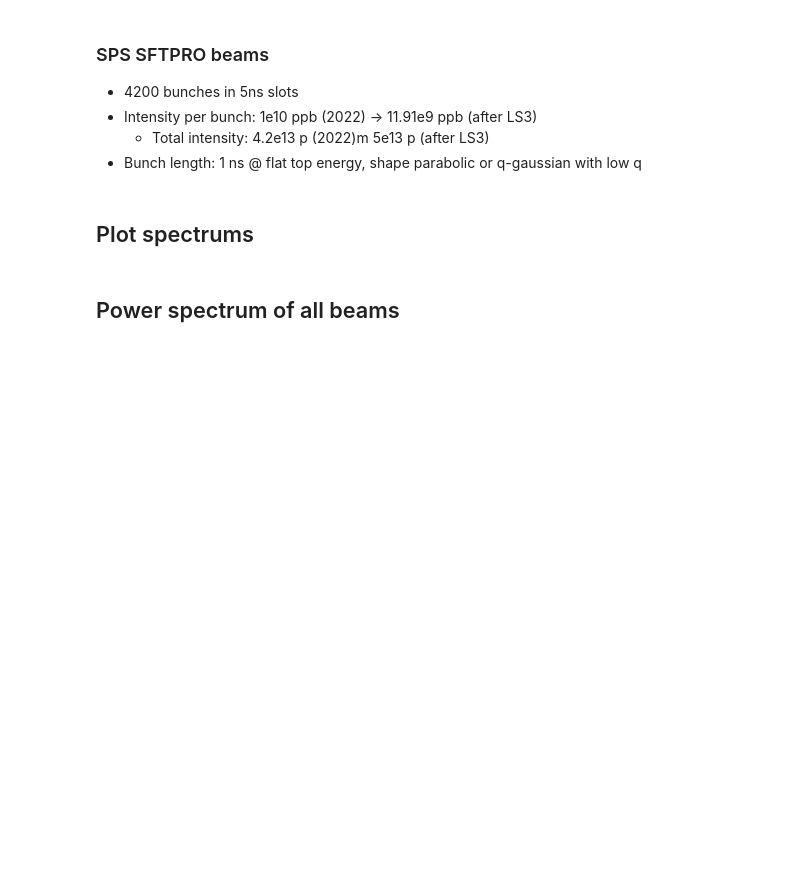
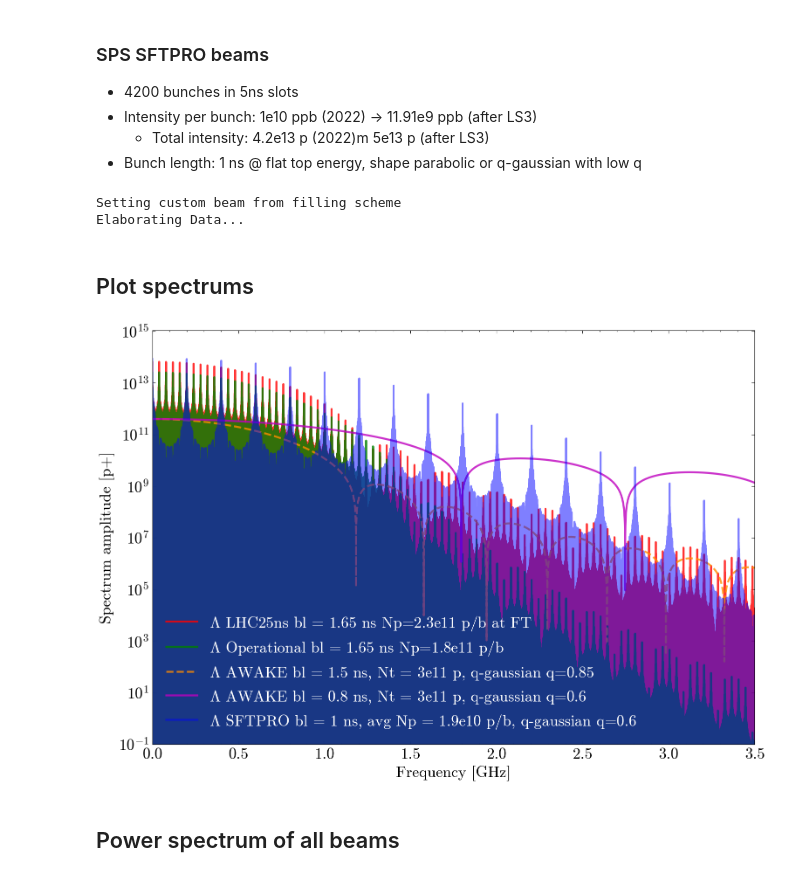
Before and after one commit to ImpedanCEI/BIHC, a Jupyter notebook: notebooks/SPSBeamSpectrums.ipynb, the cells around one changed output. Saved outputs shown, nothing was run; the diff lists cells and outputs as text; code cells hidden in the pictures; blank space fills up the shorter version.

Commit message:
fix: include output in notebook

```diff
--- a/notebooks/SPSBeamSpectrums.ipynb
+++ b/notebooks/SPSBeamSpectrums.ipynb
@@ -128,7 +140,7 @@ Nb_aw_ex = Np*sum(fillingScheme)
 # Beam SFTPRO filling scheme: generated from measurement using SPS FBCT
 import datascout as ds # check docs for installation through acc-py
 
-data = ds.parquet_to_dict('BGI/SFTPRO_2024.10.11.12.01.04.900505.parquet')['SPS.BCTW.31931/Acquisition']['value'] # from HI SFTPRO MD
+data = ds.parquet_to_dict('notebooks/data/SFTPRO_2024.10.11.12.01.04.900505.parquet')['SPS.BCTW.31931/Acquisition']['value'] # from HI SFTPRO MD
 cycle_intensities = data['bunchIntensity']
 
 Np = 1.91e10 # post-LS3 target intensity
@@ -151,34 +163,39 @@ beam_sftpro = bihc.Beam(Np=Np, bunchLength=bl, fillingScheme=fillingScheme,
                 machine='SPS-SFTPRO', fillMode=fillMode, spectrum='numeric', fmax=fmax)
 
 Nb_sftpro = beam_sftpro.Np*sum(fillingScheme)
+# %% [output]
+Setting custom beam from filling scheme
+Elaborating Data...
 # %% [markdown]
 ## Plot spectrums
 # %%
 #         Plots
 # ----------------------
 # Plot impedance and spectrum
 fig, ax = plt.subplots(figsize=[10,7])
 
-l0, = ax.plot(beam_lhc25.spectrum[0]/1e9, beam_lhc25.spectrum[1]*Nb_lhc25, color='b', lw=2, alpha=0.8)
-l1, = ax.plot(beam_op.spectrum[0]/1e9, beam_op.spectrum[1]*Nb_op, color='r', lw=2, ls='-', alpha=0.8)
-l2, = ax.plot(beam_aw.spectrum[0]/1e9, beam_aw.spectrum[1]*Nb_aw, color='limegreen', lw=2, ls='--', alpha=0.8)
-l3, = ax.plot(beam_aw_ex.spectrum[0]/1e9, beam_aw_ex.spectrum[1]*Nb_aw_ex, color='g', lw=2, ls='-', alpha=0.8)
-l4, = ax.plot(beam_sftpro.spectrum[0]/1e9, beam_sftpro.spectrum[1]*Nb_sftpro, color='darkorange', lw=2, ls='-', alpha=0.5)
+l0, = ax.plot(beam_lhc25.spectrum[0]/1e9, beam_lhc25.spectrum[1]*Nb_lhc25, color='r', lw=2, alpha=0.8)
+l1, = ax.plot(beam_op.spectrum[0]/1e9, beam_op.spectrum[1]*Nb_op, color='g', lw=2, ls='-', alpha=0.8)
+l2, = ax.plot(beam_aw.spectrum[0]/1e9, beam_aw.spectrum[1]*Nb_aw, color='darkorange', lw=2, ls='--', alpha=0.8)
+l3, = ax.plot(beam_aw_ex.spectrum[0]/1e9, beam_aw_ex.spectrum[1]*Nb_aw_ex, color='m', lw=2, ls='-', alpha=0.8)
+l4, = ax.plot(beam_sftpro.spectrum[0]/1e9, beam_sftpro.spectrum[1]*Nb_sftpro, color='b', lw=2, ls='-', alpha=0.5)
 
 ax.set_ylabel('Spectrum amplitude [p+]')
 ax.set_yscale('log')
 ax.set_xlabel('Frequency [GHz]')
 ax.set_xlim((0, fmax/1e9))
-ax.set_ylim(ymin=1) #ymax=1.1)
+ax.set_ylim(ymin=1)
 
 ax.legend([l0, l1, l2, l3, l4], [f'$\Lambda$ LHC25ns bl = 1.65 ns Np=2.3e11 p/b at FT',
                          '$\Lambda$ Operational bl = 1.65 ns Np=1.8e11 p/b ',
                          '$\Lambda$ AWAKE bl = 1.5 ns, Nt = 3e11 p, q-gaussian q=0.85',
                          '$\Lambda$ AWAKE bl = 0.8 ns, Nt = 3e11 p, q-gaussian q=0.6',
                          '$\Lambda$ SFTPRO bl = 1 ns, avg Np = 1.9e10 p/b, q-gaussian q=0.6'],
                          loc=0, labelcolor='white')
 
 fig.tight_layout()
+# %% [output]
+[figure, added]
 # %% [markdown]
 ## Power spectrum of all beams
 # %%
```
Also changed, not shown: parts of 12 cells of this notebook.
